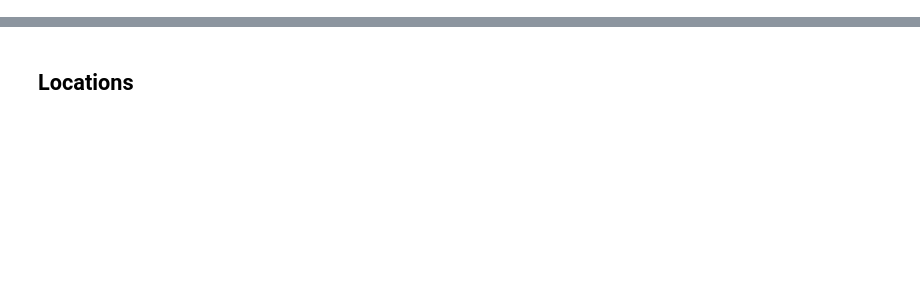
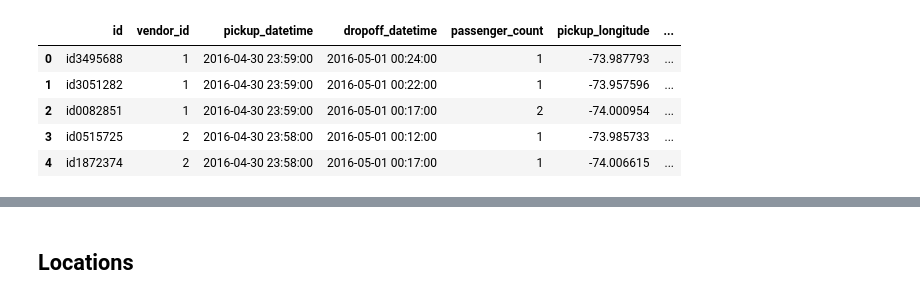
Before and after one commit to GIMINSU/nyc_taxi, a Jupyter notebook: From_Exploration_to_Prediction_F_Kaggle.ipynb, the cells around one changed output, grey strips where cells are left out. Cells and saved outputs as stored; diff of their text form; code cells hidden in the pictures; blank space fills up the shorter version.

```diff
--- a/From_Exploration_to_Prediction_F_Kaggle.ipynb
+++ b/From_Exploration_to_Prediction_F_Kaggle.ipynb
@@ -40,6 +100,13 @@ df.head()
 # %%
-df = df.drop(['date','maximum temerature','minimum temperature'],axis=1)
+df = df.drop(['date','maximum temperature','minimum temperature'], axis=1)
 df.head()
+# %% [output]
+|  | id | vendor_id | pickup_datetime | dropoff_datetime | passenger_count | pickup_longitude | ... |
+| 0 | id3495688 | 1 | 2016-04-30 23:59:00 | 2016-05-01 00:24:00 | 1 | -73.987793 | ... |
+| 1 | id3051282 | 1 | 2016-04-30 23:59:00 | 2016-05-01 00:22:00 | 1 | -73.957596 | ... |
+| 2 | id0082851 | 1 | 2016-04-30 23:59:00 | 2016-05-01 00:17:00 | 2 | -74.000954 | ... |
+| 3 | id0515725 | 2 | 2016-04-30 23:58:00 | 2016-05-01 00:12:00 | 1 | -73.985733 | ... |
+| 4 | id1872374 | 2 | 2016-04-30 23:58:00 | 2016-05-01 00:17:00 | 1 | -74.006615 | ... |
 # %%
 import seaborn as sns
 import matplotlib.pyplot as plt
```
Also changed, not shown: parts of 22 cells of this notebook.
